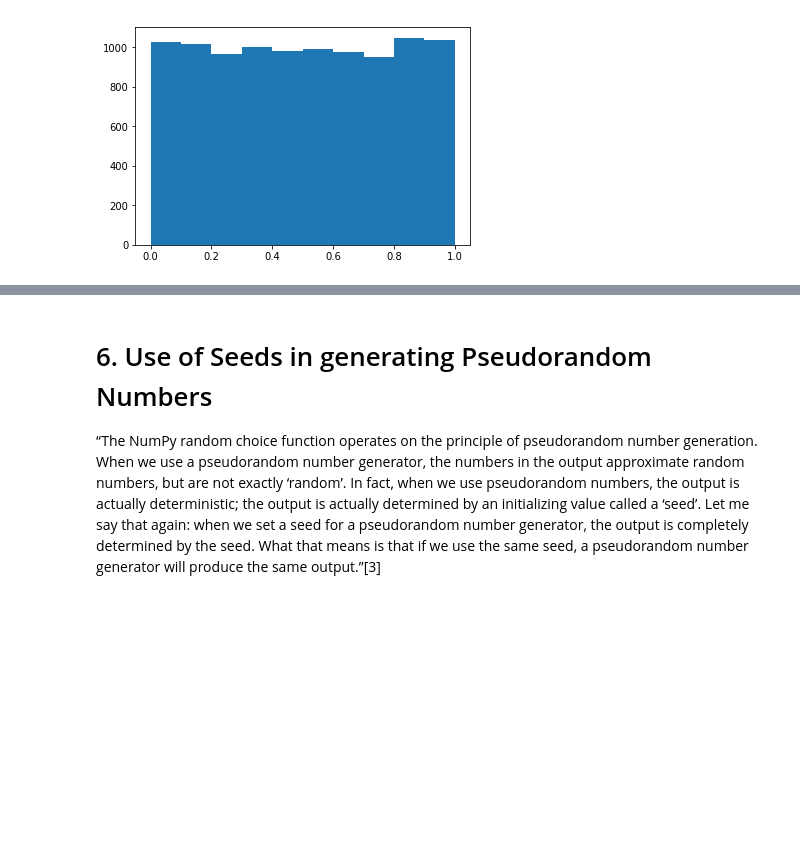
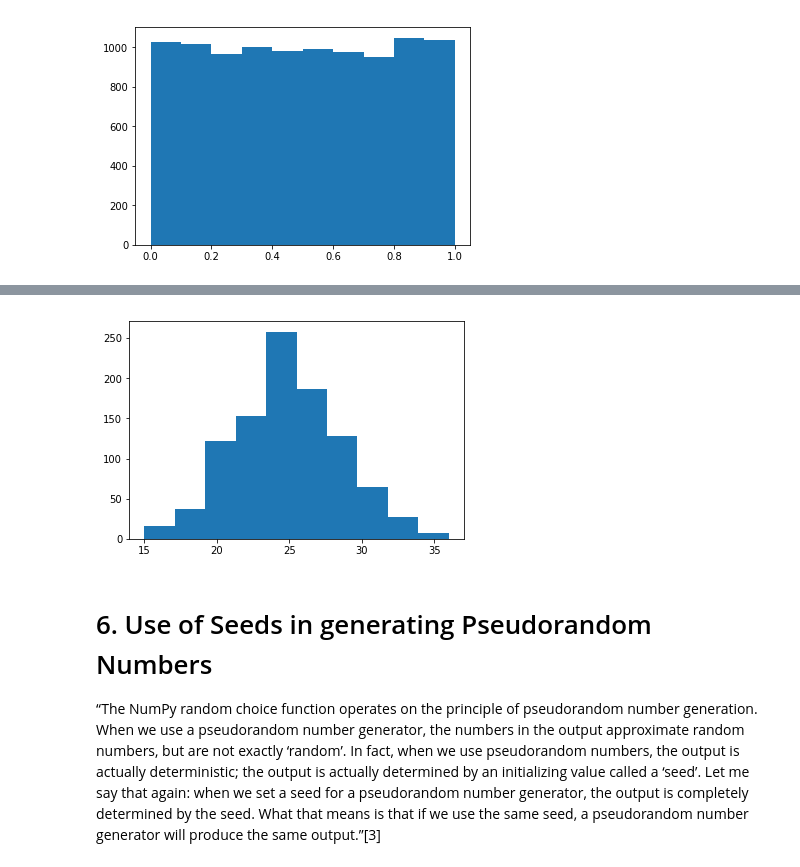
Before and after one commit to edelcorcoran/PDA, a Jupyter notebook: numpy.random.ipynb, the cells around one changed output, grey strips where cells are left out. Drawn from its saved outputs; the diff is of its cells as text; code cells hidden in the pictures; blank space fills up the shorter version.

Commit message:
Binomial Distribution

```diff
--- a/numpy.random.ipynb
+++ b/numpy.random.ipynb
@@ -157,0 +167,8 @@ plt.show()
+# %%
+import numpy as np
+n = 10000  #number of trials
+p = 0.5    # probability of success
+trials = np.random.binomial(500, 0.5, 1000)   # size of experiment is 1000
+trials
+
+# each result below is from the n (the 500 trials) and the expected result would be 50%. All outputs are close to 50% (ie.half of 500)
@@ -158,3 +193,9 @@ plt.show()
+# %%
+import matplotlib.pyplot as plt
+plt.hist(trials)
+plt.show()
+# %% [output]
+[figure, added]
 # %% [markdown]
 # 6. Use of Seeds in generating Pseudorandom Numbers
 
```
Also changed, not shown: parts of 4 cells of this notebook.
